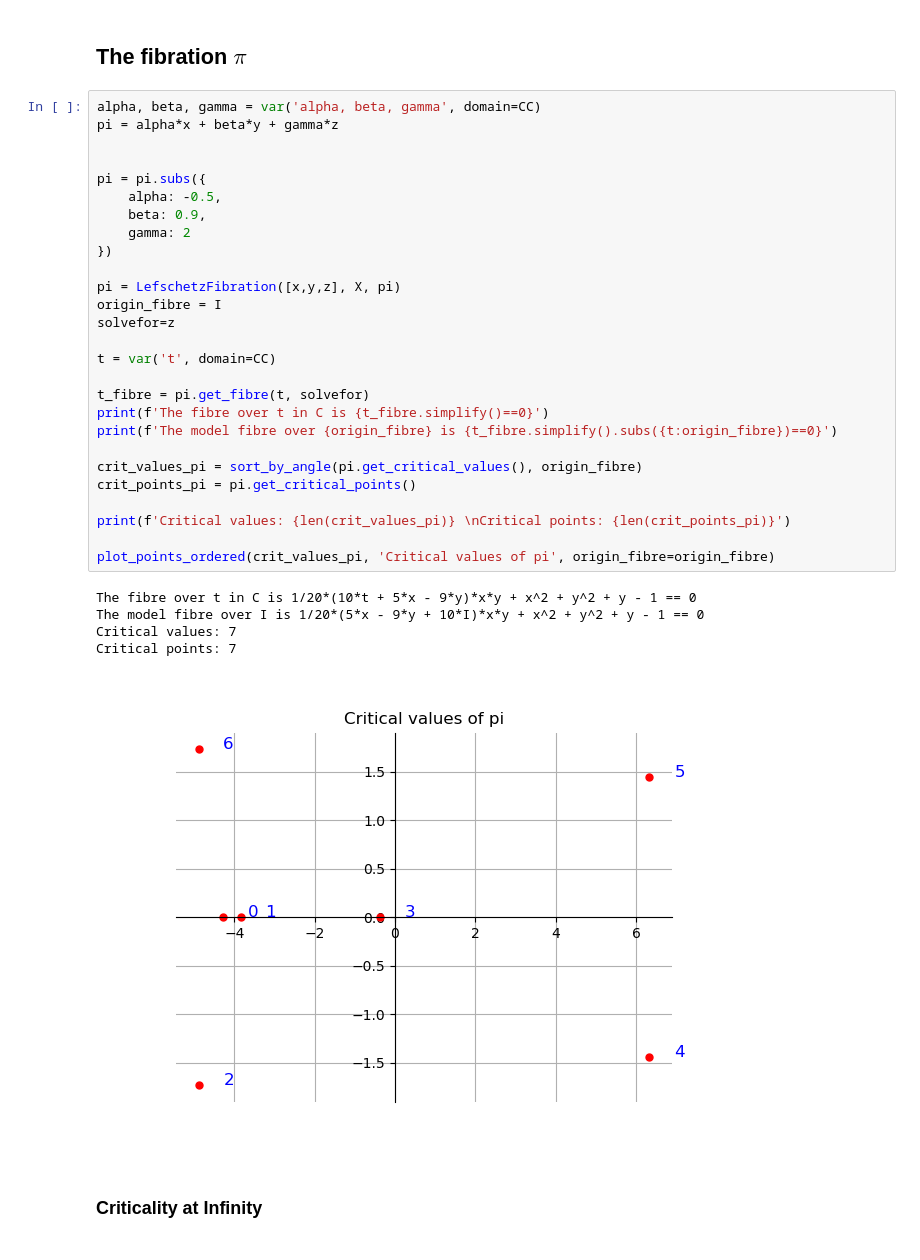
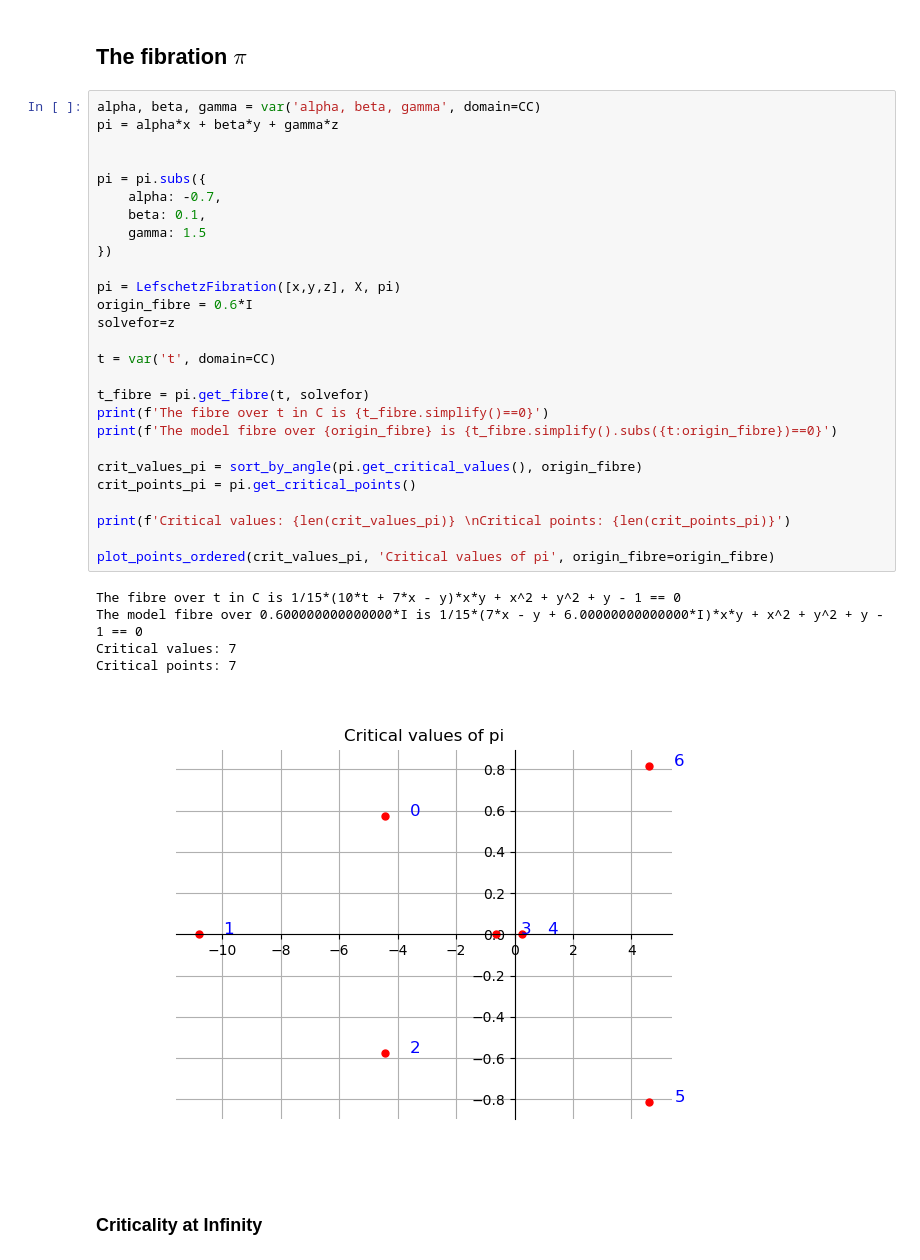
Before and after one commit to ViveLeFrance/AffineHandlebodies, a Jupyter notebook: p3d8.ipynb, the cells around one changed output. Saved outputs shown, nothing was run; the diff lists cells and outputs as text.

```diff
--- a/p3d8.ipynb
+++ b/p3d8.ipynb
@@ -42,36 +42,36 @@ The variety is smooth.
 # %%
 alpha, beta, gamma = var('alpha, beta, gamma', domain=CC)
 pi = alpha*x + beta*y + gamma*z
 
 
 pi = pi.subs({
-    alpha: -0.5,
-    beta: 0.9,
-    gamma: 2
+    alpha: -0.7,
+    beta: 0.1,
+    gamma: 1.5
 })
 
 pi = LefschetzFibration([x,y,z], X, pi)
-origin_fibre = I
+origin_fibre = 0.6*I
 solvefor=z
 
 t = var('t', domain=CC)
 
 t_fibre = pi.get_fibre(t, solvefor)
 print(f'The fibre over t in C is {t_fibre.simplify()==0}')
 print(f'The model fibre over {origin_fibre} is {t_fibre.simplify().subs({t:origin_fibre})==0}')
 
 crit_values_pi = sort_by_angle(pi.get_critical_values(), origin_fibre)
 crit_points_pi = pi.get_critical_points()
 
 print(f'Critical values: {len(crit_values_pi)} \nCritical points: {len(crit_points_pi)}')
 
 plot_points_ordered(crit_values_pi, 'Critical values of pi', origin_fibre=origin_fibre)
 # %% [output]
-The fibre over t in C is 1/20*(10*t + 5*x - 9*y)*x*y + x^2 + y^2 + y - 1 == 0
-The model fibre over I is 1/20*(5*x - 9*y + 10*I)*x*y + x^2 + y^2 + y - 1 == 0
+The fibre over t in C is 1/15*(10*t + 7*x - y)*x*y + x^2 + y^2 + y - 1 == 0
+The model fibre over 0.600000000000000*I is 1/15*(7*x - y + 6.00000000000000*I)*x*y + x^2 + y^2 + y - 1 == 0
 Critical values: 7
 Critical points: 7
-[figure, old version]
+[figure, new version]
 # %% [markdown]
 ### Criticality at Infinity
 # %%
```
Also changed, not shown: parts of 5 cells of this notebook, 1 other file.
